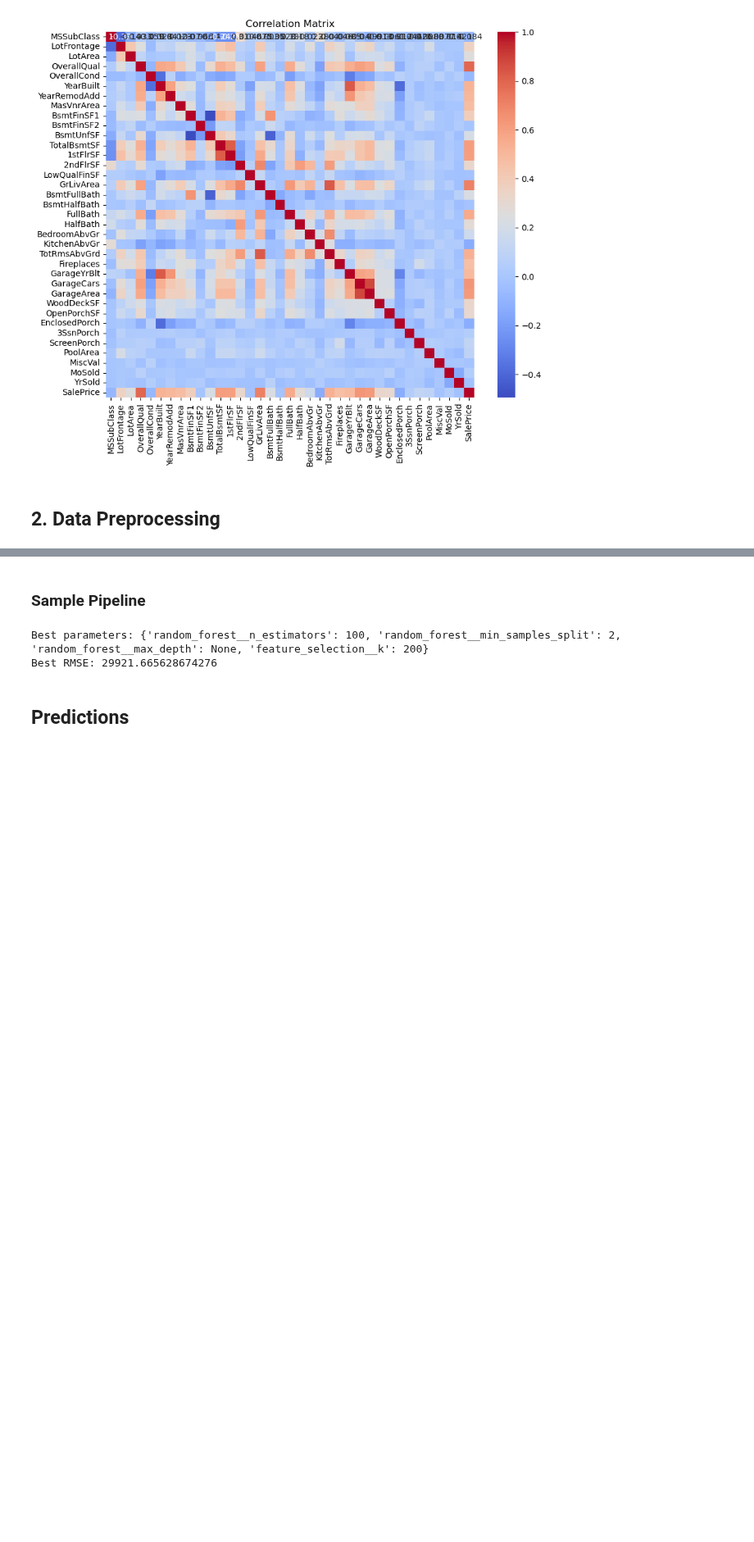
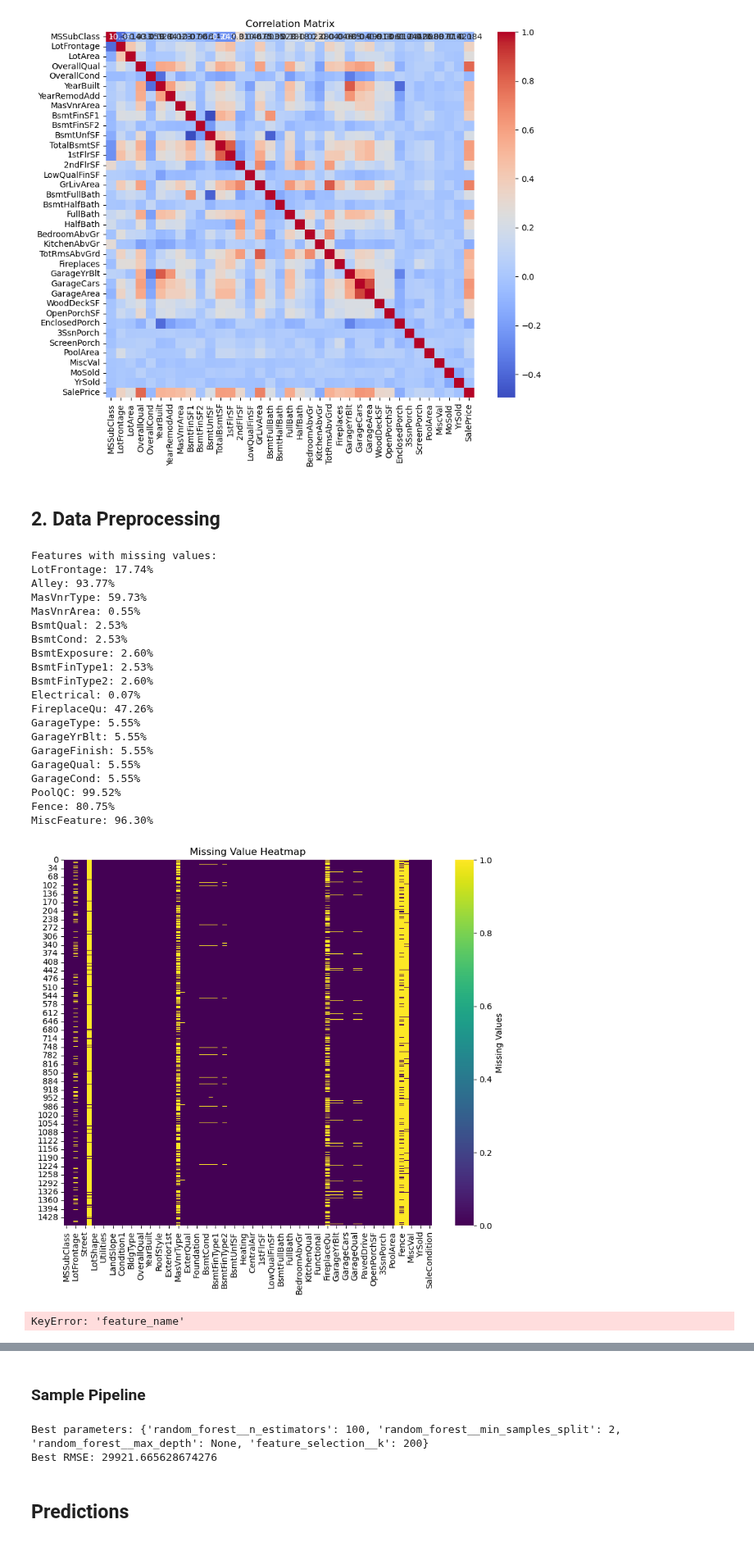
Before and after one commit to e-timmy/Machine-Learning, a Jupyter notebook: Kaggle/housing-prices/housing-model.ipynb, the cells around one changed output, grey strips where cells are left out. Shown at 82% size. Cells and saved outputs as stored; diff of their text form; code cells hidden in the pictures; blank space fills up the shorter version.

Commit message:
housing: missing value analysis

```diff
--- a/Kaggle/housing-prices/housing-model.ipynb
+++ b/Kaggle/housing-prices/housing-model.ipynb
@@ -127,0 +125,69 @@ categorical_features = X.select_dtypes(include=['object', 'category']).columns.t
+# %%
+# Handle Missing Values
+
+import pandas as pd
+
+# Assuming your dataset is stored in a pandas DataFrame called 'X'
+
+# Calculate the number of missing values in each feature
+missing_values = X.isnull().sum()
+
+# Calculate the total number of values in each feature
+total_values = X.shape[0]
+
+# Calculate the proportion of missing values in each feature
+missing_proportions = missing_values / total_values
+
+# Filter the features with missing values
+features_with_missing = missing_proportions[missing_proportions > 0]
+
+# Print the features with missing values and their proportions
+print("Features with missing values:")
+for feature, proportion in features_with_missing.items():
+    print(f"{feature}: {proportion:.2%}")
+
+
+# Assuming your dataset is stored in a pandas DataFrame called 'X'
+
+# Create a heatmap to visualize the correlation between missing values across features
+plt.figure(figsize=(10, 8))
+sns.heatmap(X.isnull(), cmap='viridis', cbar_kws={'label': 'Missing Values'})
+plt.title('Missing Value Heatmap')
+plt.show()
+
+# Compare the distribution of observed values for a feature between cases with and without missing values
+feature = 'feature_name'  # Replace with the feature you want to analyze
+observed_values = X[feature].dropna()
+missing_values = X[feature].isnull()
+
+plt.figure(figsize=(8, 6))
+sns.histplot(observed_values, kde=True, label='Observed Values')
+sns.histplot(X[missing_values][feature], kde=True, label='Missing Values')
+plt.title(f'Distribution of {feature}')
+plt.xlabel('Value')
+plt.ylabel('Frequency')
+plt.legend()
+plt.show()
+# %% [output]
+Features with missing values:
+LotFrontage: 17.74%
+Alley: 93.77%
+MasVnrType: 59.73%
+MasVnrArea: 0.55%
+BsmtQual: 2.53%
+BsmtCond: 2.53%
+BsmtExposure: 2.60%
+BsmtFinType1: 2.53%
+BsmtFinType2: 2.60%
+Electrical: 0.07%
+FireplaceQu: 47.26%
+GarageType: 5.55%
+GarageYrBlt: 5.55%
+GarageFinish: 5.55%
+GarageQual: 5.55%
+GarageCond: 5.55%
+PoolQC: 99.52%
+Fence: 80.75%
+MiscFeature: 96.30%
+[figure, added]
+KeyError: 'feature_name'
```
Also changed, not shown: parts of 2 cells of this notebook.
